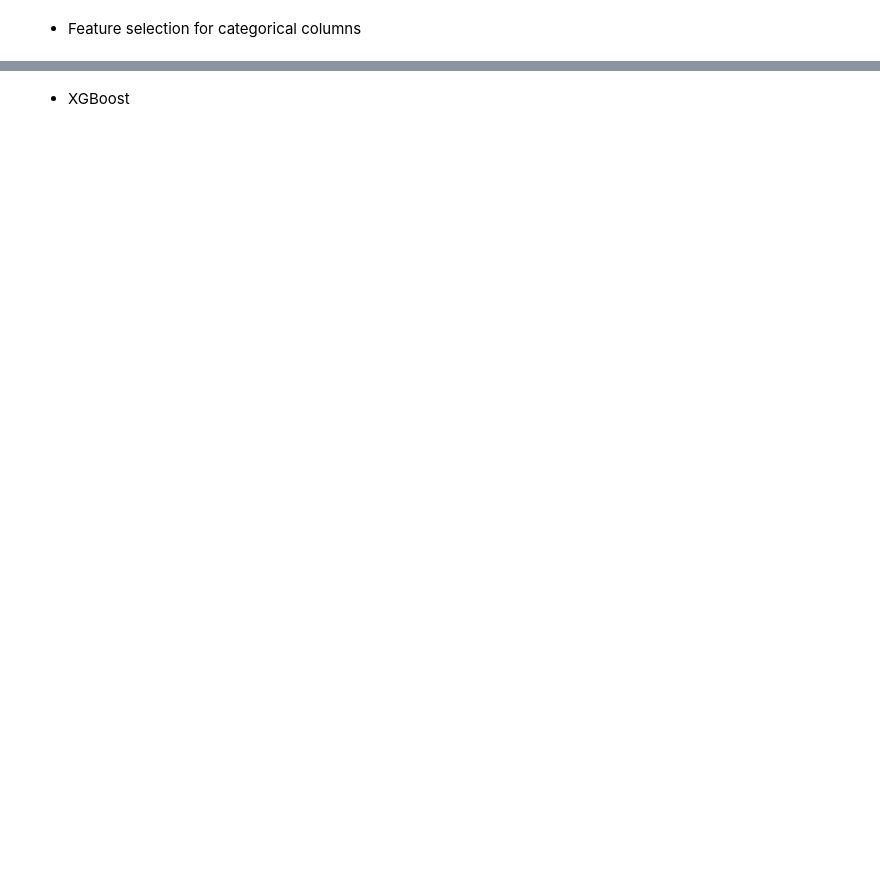
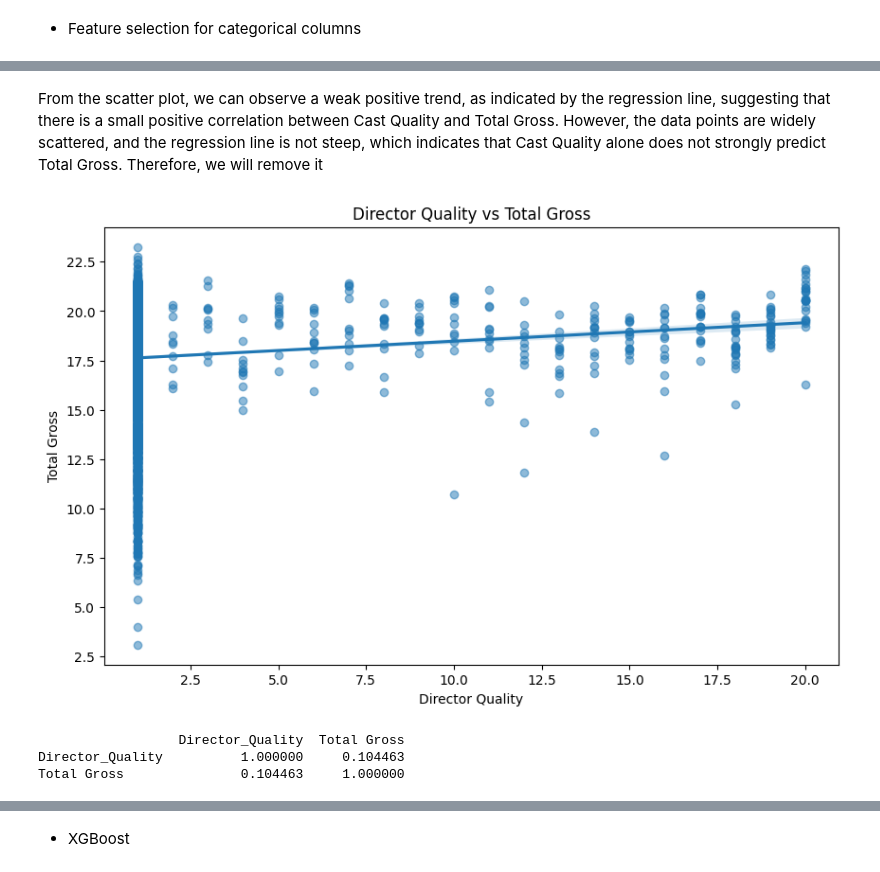
Before and after one commit to AshuraOtsuki/Intro2DS---HCMUS---2024, a Jupyter notebook: Data_Modelling/Modelling.ipynb, the cells around one changed output, grey strips where cells are left out. Drawn from its saved outputs; the diff is of its cells as text; code cells hidden in the pictures; blank space fills up the shorter version.

```diff
--- a/Data_Modelling/Modelling.ipynb
+++ b/Data_Modelling/Modelling.ipynb
@@ -248,0 +237,54 @@ feature_selector = SelectKBest(score_func=f_regression, k=7)
+# %% [markdown]
+From the scatter plot, we can observe a weak positive trend, as indicated by the regression line, suggesting that there is a small positive correlation between Cast Quality and Total Gross. However, the data points are widely scattered, and the regression line is not steep, which indicates that Cast Quality alone does not strongly predict Total Gross.
+Therefore, we will remove it
+# %%
+def reformat_director(director_string):
+    # Remove unwanted characters and split the director string into a list
+    director_string = director_string.replace('[','').replace(']','').replace('"','')
+    director_list = [director.strip().strip("'") for director in director_string.split(',')]
+    return director_list
+
+
+# Create a temporary copy of the data
+data_tmp = data.copy()
+
+# Split the 'Director' column into a list of directors
+data_tmp['Director'] = data_tmp['Director'].apply(reformat_director)
+
+# Get the top 20 directors (most frequent directors)
+top_directors = data_tmp['Director'].explode().value_counts().nlargest(20)
+
+# Create a mapping for the top directors (more famous directors get higher values)
+map_top_directors = {director: i for i, director in zip(range(len(top_directors), 0, -1), top_directors.index)}
+
+# Encode the 'Director' column to calculate the quality of the director for each movie
+def encode_director(directors):
+    quality_score = 0
+    # Iterate through each director of the movie
+    for director in directors:
+        # Add the value of the director if they are in the top 20
+        if director in map_top_directors:
+            quality_score += map_top_directors[director]
+        else:
+            # For directors not in the top 20, give them a default score of 1
+            quality_score += 1
+    return quality_score
+
+# Apply the function to calculate the quality of the director for each movie
+data_tmp['Director_Quality'] = data_tmp['Director'].apply(encode_director)
+
+# Plot the regplot of the 'Director_Quality' and 'Total Gross' columns
+plt.figure(figsize=(10, 6))
+sns.regplot(x='Director_Quality', y='Total Gross', data=data_tmp, scatter_kws={'alpha': 0.5})
+plt.title('Director Quality vs Total Gross')
+plt.xlabel('Director Quality')
+plt.ylabel('Total Gross')
+plt.show()
+# %% [output]
+[figure, added]
+# %%
+print(data_tmp[['Director_Quality', 'Total Gross']].corr())
+# %% [output]
+                  Director_Quality  Total Gross
+Director_Quality          1.000000     0.104463
+Total Gross               0.104463     1.000000
```
Also changed, not shown: parts of 106 cells of this notebook.
